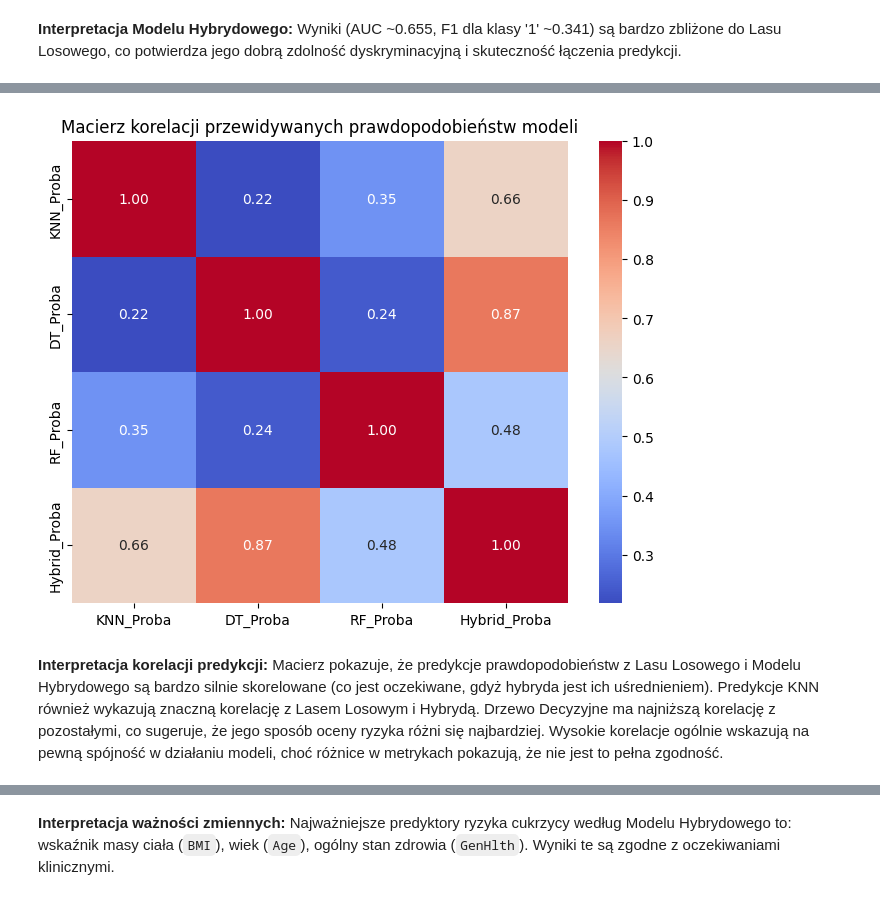
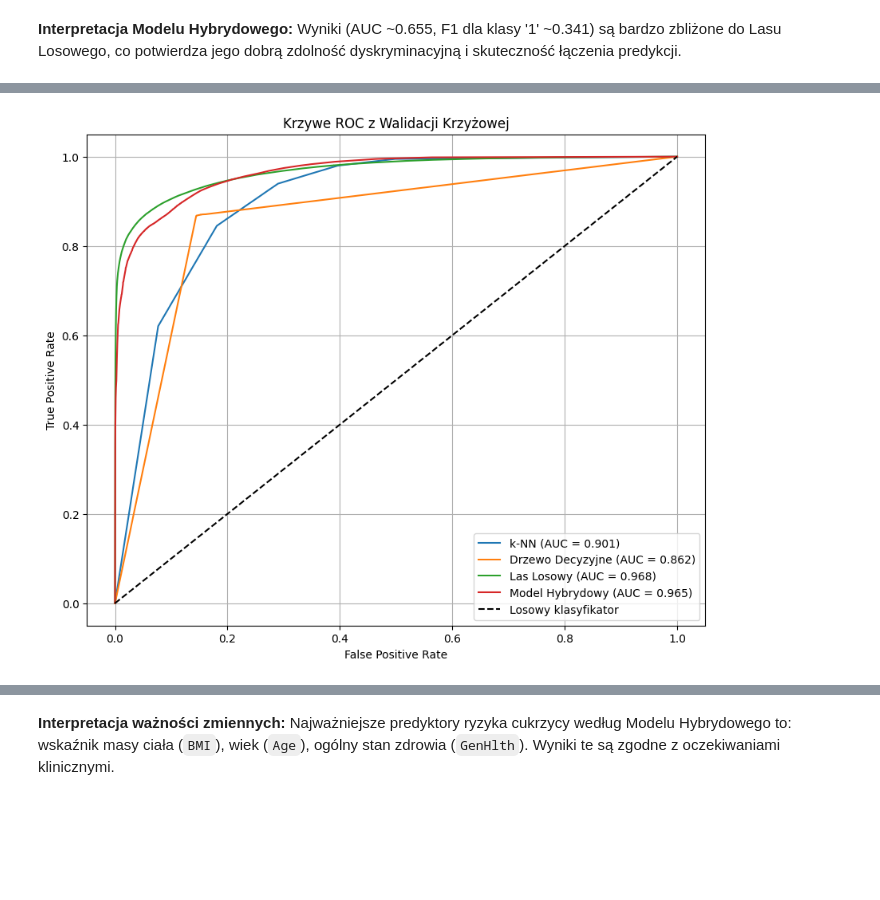
Before and after one commit to kamilPiHub/DiabetesClassification, a Jupyter notebook: KlasyfikacjaRyzykaCukrzycy.ipynb, the cells around one changed output, grey strips where cells are left out. Drawn from its saved outputs; the diff is of its cells as text; code cells hidden in the pictures; blank space fills up the shorter version.

```diff
--- a/KlasyfikacjaRyzykaCukrzycy.ipynb
+++ b/KlasyfikacjaRyzykaCukrzycy.ipynb
@@ -499,19 +540,27 @@ Poniższa macierz korelacji pokazuje, jak skorelowane są ze sobą przewidywane
-# %%
-model_predictions_df = pd.DataFrame({
-    'KNN_Proba': y_proba_knn,
-    'DT_Proba': y_proba_dt,
-    'RF_Proba': y_proba_rf,
-    'Hybrid_Proba': proba_hybrid
-})
-
-predictions_corr_matrix = model_predictions_df.corr()
-
-plt.figure(figsize=(8, 6))
-sns.heatmap(predictions_corr_matrix, annot=True, cmap='coolwarm', fmt='.2f')
-plt.title('Macierz korelacji przewidywanych prawdopodobieństw modeli')
-plt.show()
-# %% [output]
-[figure, removed]
-# %% [markdown]
-**Interpretacja korelacji predykcji:**
-Macierz pokazuje, że predykcje prawdopodobieństw z Lasu Losowego i Modelu Hybrydowego są bardzo silnie skorelowane (co jest oczekiwane, gdyż hybryda jest ich uśrednieniem). Predykcje KNN również wykazują znaczną korelację z Lasem Losowym i Hybrydą. Drzewo Decyzyjne ma najniższą korelację z pozostałymi, co sugeruje, że jego sposób oceny ryzyka różni się najbardziej. Wysokie korelacje ogólnie wskazują na pewną spójność w działaniu modeli, choć różnice w metrykach pokazują, że nie jest to pełna zgodność.
+# %%
+models_for_roc = {
+    "k-NN": model_knn_cv,
+    "Drzewo Decyzyjne": model_dt_cv,
+    "Las Losowy": model_rf_cv,
+    "Model Hybrydowy": hybrid_model_cv
+}
+
+plt.figure(figsize=(10, 8))
+
+for name, model in models_for_roc.items():
+    y_probas = cross_val_predict(model, X_train_resampled, y_train_resampled, cv=cv_strategy, method='predict_proba')[:, 1]
+
+    fpr, tpr, _ = roc_curve(y_train_resampled, y_probas)
+    auc = roc_auc_score(y_train_resampled, y_probas)
+
+    plt.plot(fpr, tpr, label=f'{name} (AUC = {auc:.3f})')
+
+plt.plot([0, 1], [0, 1], 'k--', label='Losowy klasyfikator')
+plt.title('Krzywe ROC z Walidacji Krzyżowej')
+plt.xlabel('False Positive Rate')
+plt.ylabel('True Positive Rate')
+plt.legend(loc="lower right")
+plt.grid()
+plt.show()
+# %% [output]
+[figure, added]
```
Also changed, not shown: parts of 64 cells of this notebook, 1 other file.
